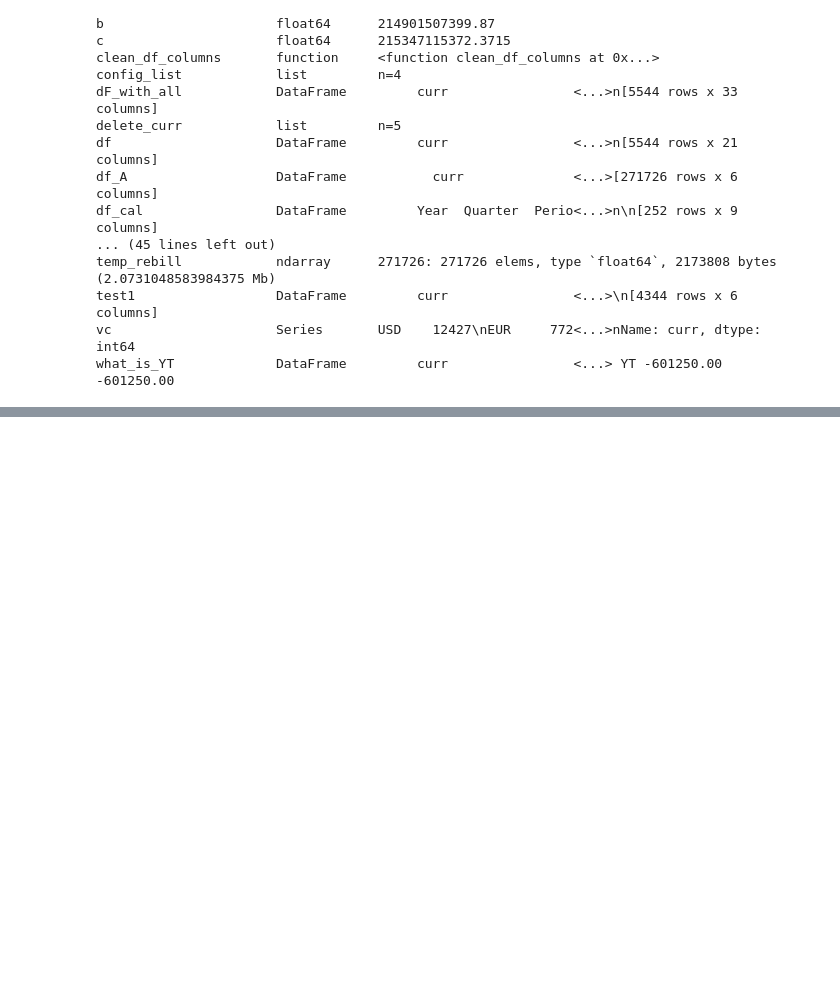
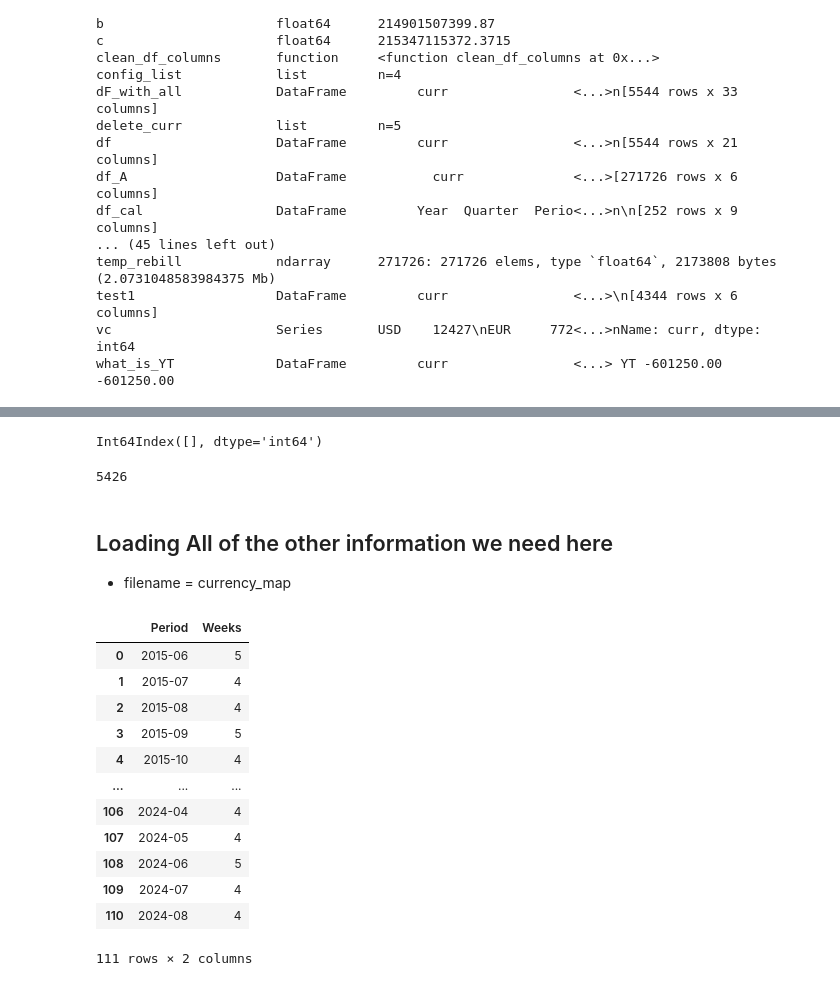
Before and after one commit to davidjsmith44/Deferred_Revenue_Forecast, a Jupyter notebook: notebooks/deferred_new_2020_scratch.ipynb, the cells around one changed output, grey strips where cells are left out. Saved outputs shown, nothing was run; the diff lists cells and outputs as text; code cells hidden in the pictures; blank space fills up the shorter version.

Commit message:
period_weeks

```diff
--- a/notebooks/deferred_new_2020_scratch.ipynb
+++ b/notebooks/deferred_new_2020_scratch.ipynb
@@ -1174,0 +1205,5 @@ pickle.dump(df, open('../data/processed/all_billings.p', 'wb'))
+# %%
+drop_index= df[df['period']=='2020-04'].index
+drop_index
+# %% [output]
+Int64Index([], dtype='int64')
@@ -1174,0 +1212,7 @@ pickle.dump(df, open('../data/processed/all_billings.p', 'wb'))
+# %%
+len(df)
+# %% [output]
+5426
+# %% [markdown]
+## Loading All of the other information we need here
+ - filename = currency_map
@@ -1174,0 +1221,17 @@ pickle.dump(df, open('../data/processed/all_billings.p', 'wb'))
+# %%
+df_weeks = pd.read_excel('../data/Period_weeks.xlsx', sheet_name='period_weeks')
+df_weeks
+# %% [output]
+|  | Period | Weeks |
+| 0 | 2015-06 | 5 |
+| 1 | 2015-07 | 4 |
+| 2 | 2015-08 | 4 |
+| 3 | 2015-09 | 5 |
+| 4 | 2015-10 | 4 |
+| ... | ... | ... |
+| 106 | 2024-04 | 4 |
+| 107 | 2024-05 | 4 |
+| 108 | 2024-06 | 5 |
+| 109 | 2024-07 | 4 |
+| 110 | 2024-08 | 4 |
+111 rows × 2 columns
```
Also changed, not shown: parts of 8 cells of this notebook.
